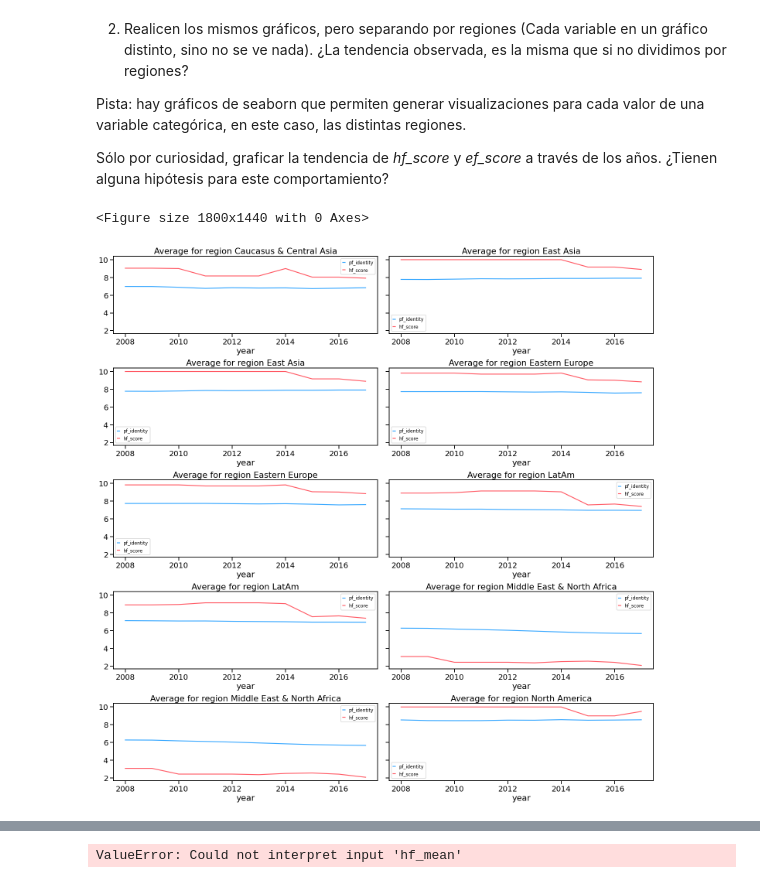
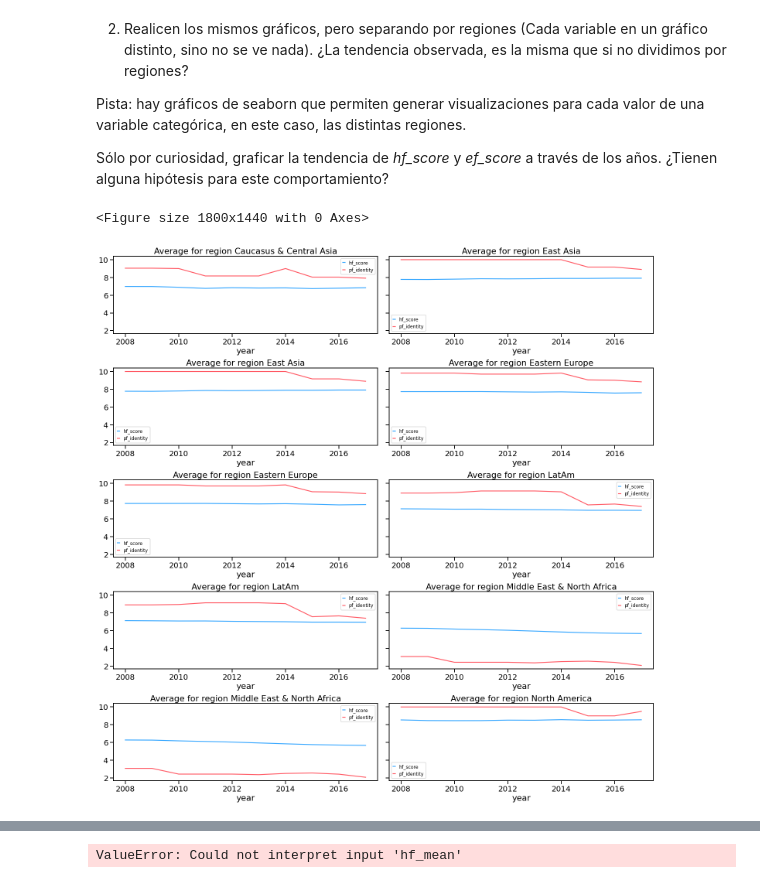
Before and after one commit to diplodatos2020-grupo5/AnalisisyVisualizacion, a Jupyter notebook: practico.ipynb, the cells around one changed output, grey strips where cells are left out. Saved outputs shown, nothing was run; the diff lists cells and outputs as text; code cells hidden in the pictures.

```diff
--- a/practico.ipynb
+++ b/practico.ipynb
@@ -293,25 +293,25 @@ Sólo por curiosidad, graficar la tendencia de *hf_score* y *ef_score* a través
 # %%
 data_ = dataset_base.groupby(["year","region"]).mean().reset_index()
 regions = data_.loc[:,"region"].drop_duplicates()
 def region_dfs_with_hf_pf(region,):
     region_raw = data_[data_.region==region]
     region_df = pandas.concat([pandas.DataFrame(region_raw.loc[:,'year']),pandas.DataFrame(region_raw.loc[:,'pf_identity'])],axis=1)
     region_df["hf_score"] =region_raw.loc[:,'hf_score']
     region_df
     return region_df
 def plot_for_regions(regions):
     columns = list(range(2))
     rows = list(range(len(regions) // len(columns)))
     for i in rows:
         for j in columns:
             seaborn.lineplot(x="year", y="hf_score",data=region_dfs_with_hf_pf(regions[i+j]),ax=ax[i,j], color=BLUE)
             seaborn.lineplot(x="year", y="pf_identity",data=region_dfs_with_hf_pf(regions[i+j]), ax=ax[i,j],color=RED)
             ax[i,j].set(ylabel=None, xlabel='year', title="Average for region "+regions[i+j])
-            ax[i,j].legend(labels=['pf_identity', 'hf_score'],handlelength=.5,fontsize=12)
+            ax[i,j].legend(labels=[ 'hf_score','pf_identity'],handlelength=.5,fontsize=12)
 
 plt.figure(figsize=(25, 20))
 fig, ax =plt.subplots(5,2,constrained_layout=True, figsize=(20,20),sharey=True)
 plot_for_regions(regions)
 # %% [output]
 <Figure size 1800x1440 with 0 Axes>
-[figure, old version]
+[figure, new version]
```
Also changed, not shown: parts of 2 cells of this notebook.
